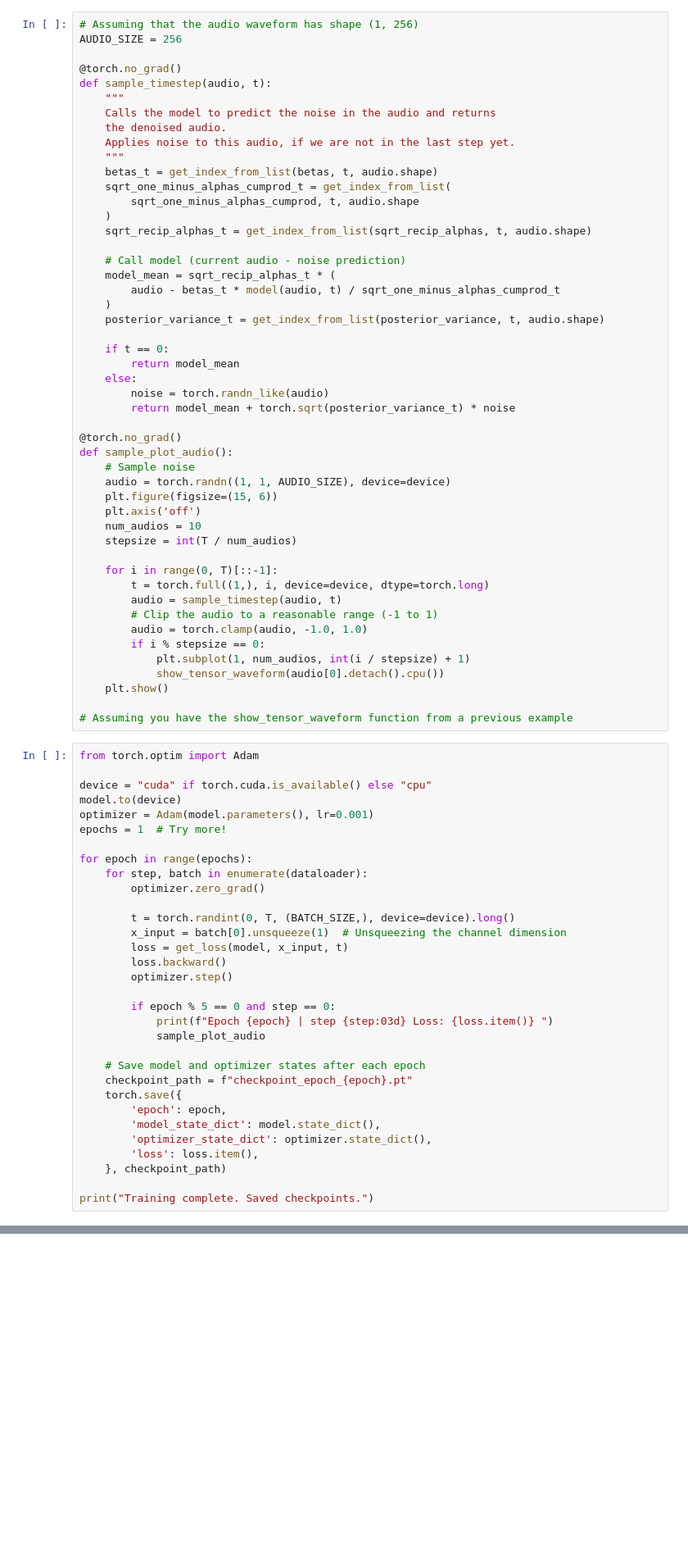
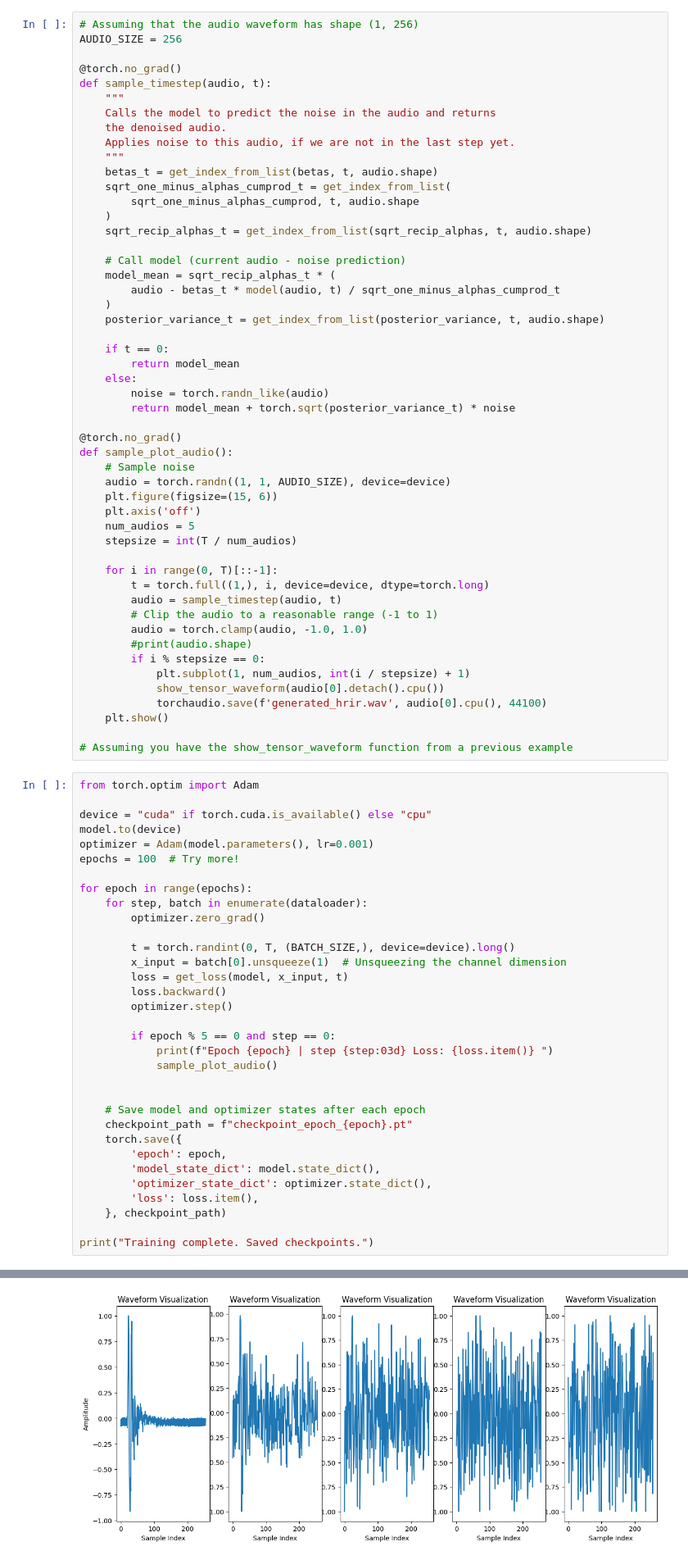
Before and after one commit to juancaudio20/ddpm, a Jupyter notebook: audio_diffusion.ipynb, the cells around one changed output, grey strips where cells are left out. Shown at 82% size. Cells and saved outputs as stored; diff of their text form; blank space fills up the shorter version.

```diff
--- a/audio_diffusion.ipynb
+++ b/audio_diffusion.ipynb
@@ -349,7 +340,7 @@ def sample_plot_audio():
     audio = torch.randn((1, 1, AUDIO_SIZE), device=device)
     plt.figure(figsize=(15, 6))
     plt.axis('off')
-    num_audios = 10
+    num_audios = 5
     stepsize = int(T / num_audios)
 
     for i in range(0, T)[::-1]:
@@ -357,9 +348,11 @@ def sample_plot_audio():
         audio = sample_timestep(audio, t)
         # Clip the audio to a reasonable range (-1 to 1)
         audio = torch.clamp(audio, -1.0, 1.0)
+        #print(audio.shape)
         if i % stepsize == 0:
             plt.subplot(1, num_audios, int(i / stepsize) + 1)
             show_tensor_waveform(audio[0].detach().cpu())
+            torchaudio.save(f'generated_hrir.wav', audio[0].cpu(), 44100)
     plt.show()
 
 # Assuming you have the show_tensor_waveform function from a previous example
@@ -369,7 +362,7 @@ from torch.optim import Adam
 device = "cuda" if torch.cuda.is_available() else "cpu"
 model.to(device)
 optimizer = Adam(model.parameters(), lr=0.001)
-epochs = 1  # Try more!
+epochs = 100  # Try more!
 
 for epoch in range(epochs):
     for step, batch in enumerate(dataloader):
@@ -383,7 +376,8 @@ for epoch in range(epochs):
 
         if epoch % 5 == 0 and step == 0:
             print(f"Epoch {epoch} | step {step:03d} Loss: {loss.item()} ")
-            sample_plot_audio
+            sample_plot_audio()
+
 
     # Save model and optimizer states after each epoch
     checkpoint_path = f"checkpoint_epoch_{epoch}.pt"
@@ -400,0 +394 @@ Training complete. Saved checkpoints.
+[figure, added]
```
Also changed, not shown: parts of 7 cells of this notebook.
